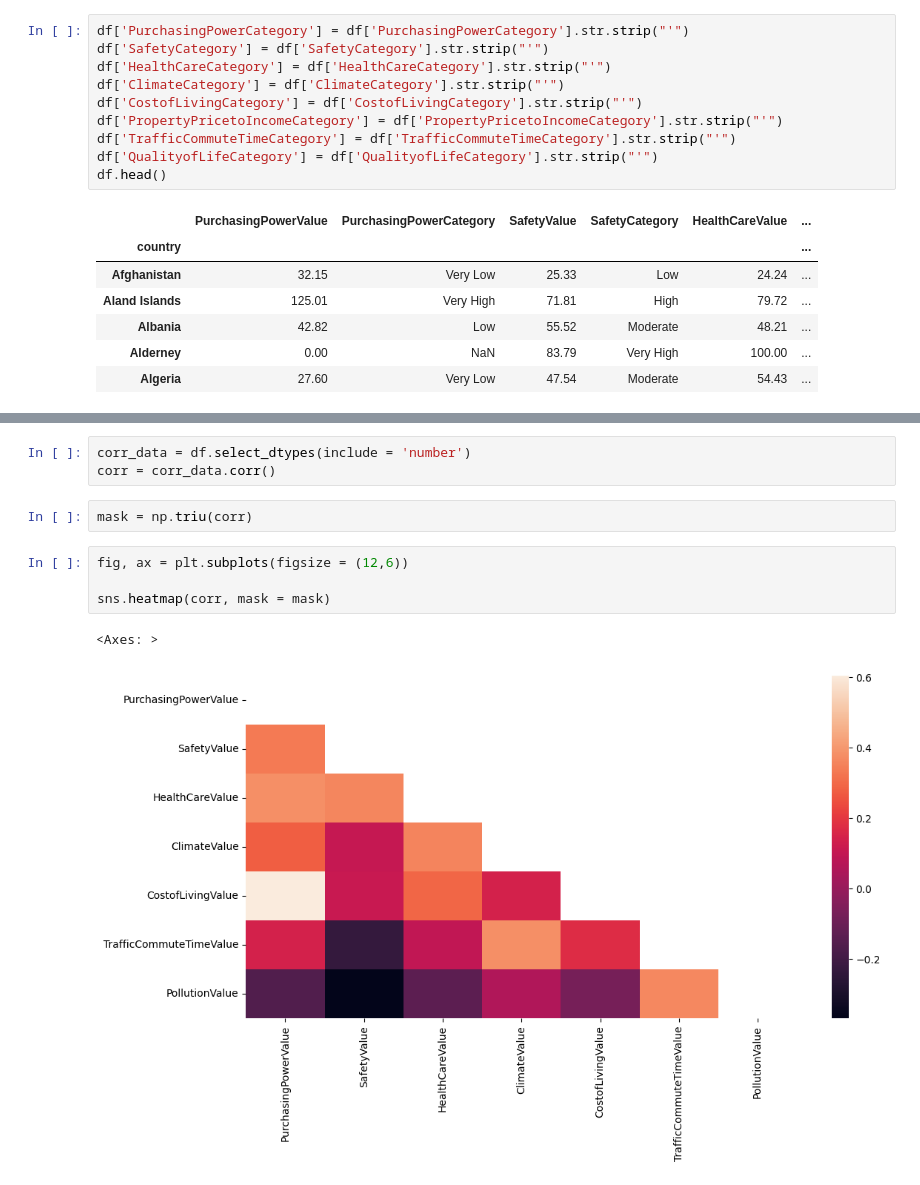
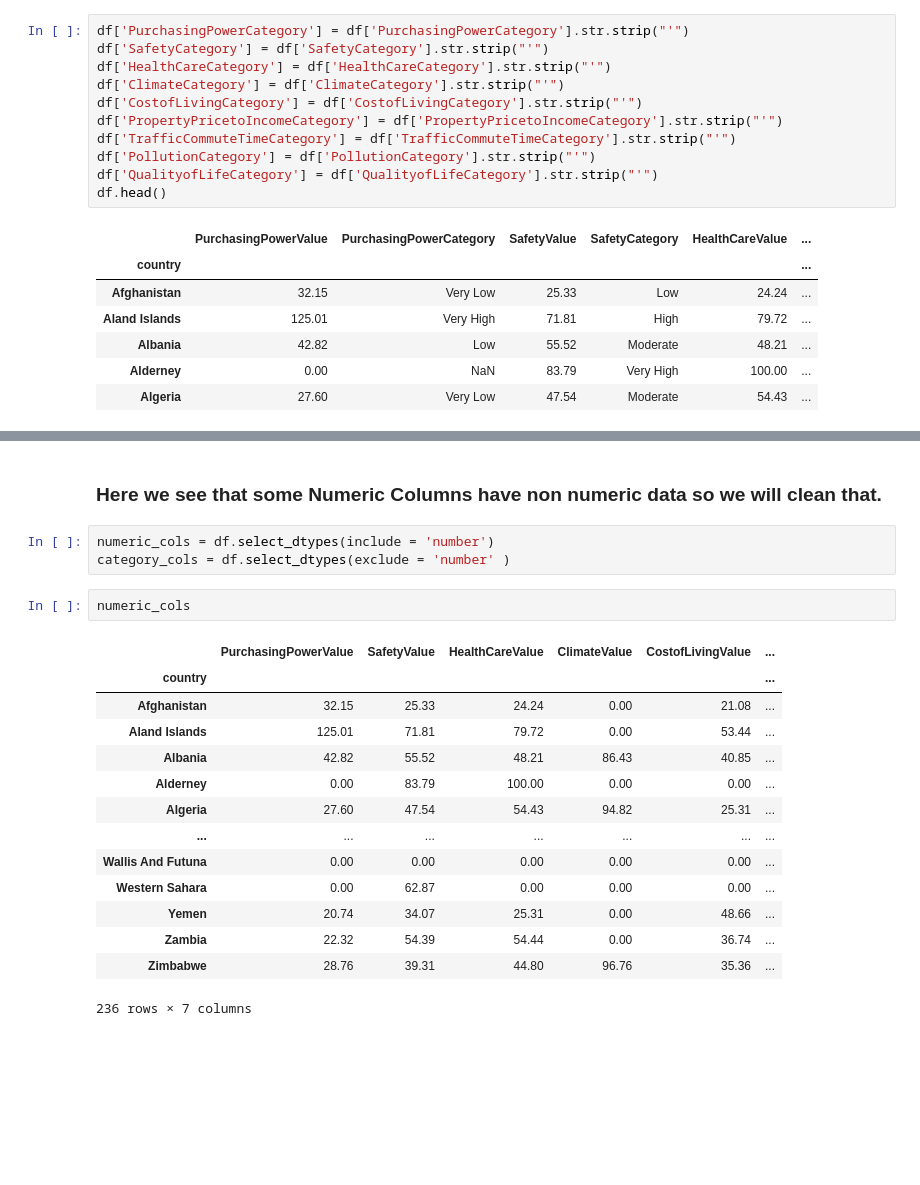
Before and after one commit to Himson2006/Quality-Of-Life-Analysis, a Jupyter notebook: quality-of-life.ipynb, the cells around one changed output, grey strips where cells are left out. Cells and saved outputs as stored; diff of their text form; blank space fills up the shorter version.

Commit message:
Object to Numeric Conversion Completed, Now Clean the null Values

```diff
--- a/quality-of-life.ipynb
+++ b/quality-of-life.ipynb
@@ -55,6 +55,7 @@ df['ClimateCategory'] = df['ClimateCategory'].str.strip("'")
 df['CostofLivingCategory'] = df['CostofLivingCategory'].str.strip("'")
 df['PropertyPricetoIncomeCategory'] = df['PropertyPricetoIncomeCategory'].str.strip("'")
 df['TrafficCommuteTimeCategory'] = df['TrafficCommuteTimeCategory'].str.strip("'")
+df['PollutionCategory'] = df['PollutionCategory'].str.strip("'")
 df['QualityofLifeCategory'] = df['QualityofLifeCategory'].str.strip("'")
 df.head()
 # %% [output]
@@ -120,12 +69,22 @@ df.describe()
-# %%
-corr_data = df.select_dtypes(include = 'number')
-corr = corr_data.corr()
-# %%
-mask = np.triu(corr)
-# %%
-fig, ax = plt.subplots(figsize = (12,6))
-
-sns.heatmap(corr, mask = mask)
-# %% [output]
-<Axes: >
-[figure, removed]
+# %% [markdown]
+### Here we see that some Numeric Columns have non numeric data so we will clean that.
+# %%
+numeric_cols = df.select_dtypes(include = 'number')
+category_cols = df.select_dtypes(exclude = 'number' )
+# %%
+numeric_cols
+# %% [output]
+|  | PurchasingPowerValue | SafetyValue | HealthCareValue | ClimateValue | CostofLivingValue | ... |
+| country |  |  |  |  |  | ... |
+| Afghanistan | 32.15 | 25.33 | 24.24 | 0.00 | 21.08 | ... |
+| Aland Islands | 125.01 | 71.81 | 79.72 | 0.00 | 53.44 | ... |
+| Albania | 42.82 | 55.52 | 48.21 | 86.43 | 40.85 | ... |
+| Alderney | 0.00 | 83.79 | 100.00 | 0.00 | 0.00 | ... |
+| Algeria | 27.60 | 47.54 | 54.43 | 94.82 | 25.31 | ... |
+| ... | ... | ... | ... | ... | ... | ... |
+| Wallis And Futuna | 0.00 | 0.00 | 0.00 | 0.00 | 0.00 | ... |
+| Western Sahara | 0.00 | 62.87 | 0.00 | 0.00 | 0.00 | ... |
+| Yemen | 20.74 | 34.07 | 25.31 | 0.00 | 48.66 | ... |
+| Zambia | 22.32 | 54.39 | 54.44 | 0.00 | 36.74 | ... |
+| Zimbabwe | 28.76 | 39.31 | 44.80 | 96.76 | 35.36 | ... |
+236 rows × 7 columns
```
Also changed, not shown: parts of 17 cells of this notebook.
